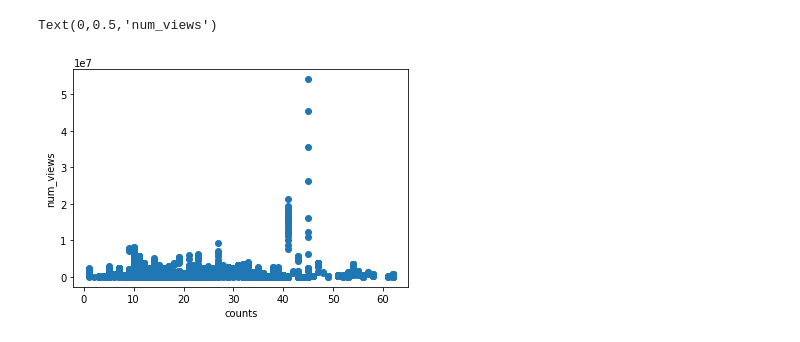
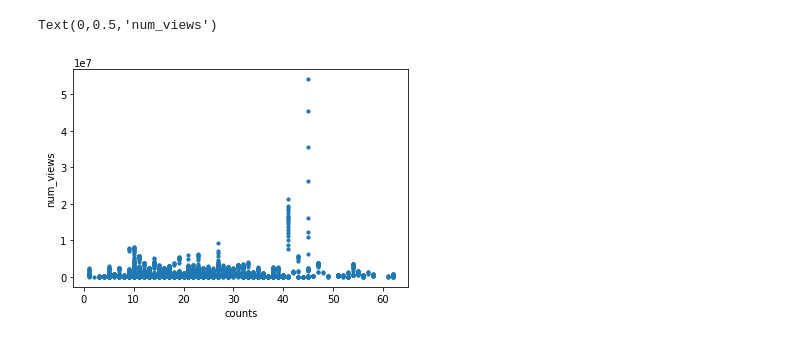
Before and after one commit to dtn058/FinalProject_group46, a Jupyter notebook: COGS108 Final project.ipynb, the cells around one changed output. Drawn from its saved outputs; the diff is of its cells as text; code cells hidden in the pictures.

```diff
--- a/COGS108 Final project.ipynb
+++ b/COGS108 Final project.ipynb
@@ -8,5 +11,5 @@ youtube = youtube[youtube['category_id']==26]
 # %%
-youtube = youtube[['title','tags','views','likes','dislikes','comment_count','trending_date','publish_time']]
+youtube = youtube[['title','tags','views','trending_date','publish_time']]
 youtube = youtube.dropna()
 youtube.head()
 # %% [output]
@@ -67,12 +54,13 @@ for s in tags_new:
 for i in new_tags:
     count_tags.append(len(i))
 
-# Prepate count_tags to be added into dataframe
+# Prepare count_tags to be added into dataframe
 count_tag = np.array(count_tags, dtype=np.int64)
 count_tag = pd.Series(count_tag)
 
 # Add count_tag to dataframe
 youtube['count_tags'] = count_tag.values
+youtube['tags'] = new_tags
 
-youtube.head(1000)
+youtube.head()
 # %% [output]
@@ -97,10 +73,10 @@ youtube.head(1000)
 # %%
 counts = list(youtube['count_tags'])
 num_views = list(youtube['views'])
 
-plt.scatter(counts,num_views)
+plt.scatter(counts,num_views, s=10)
 plt.xlabel("counts")
 plt.ylabel("num_views")
 # %% [output]
 Text(0,0.5,'num_views')
-[figure, old version]
+[figure, new version]
```
Also changed, not shown: parts of 12 cells of this notebook.
